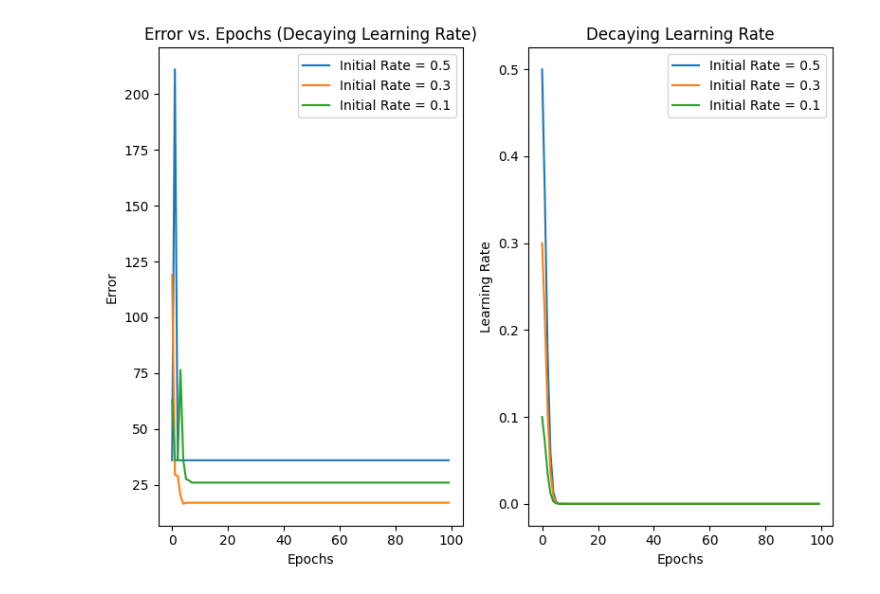
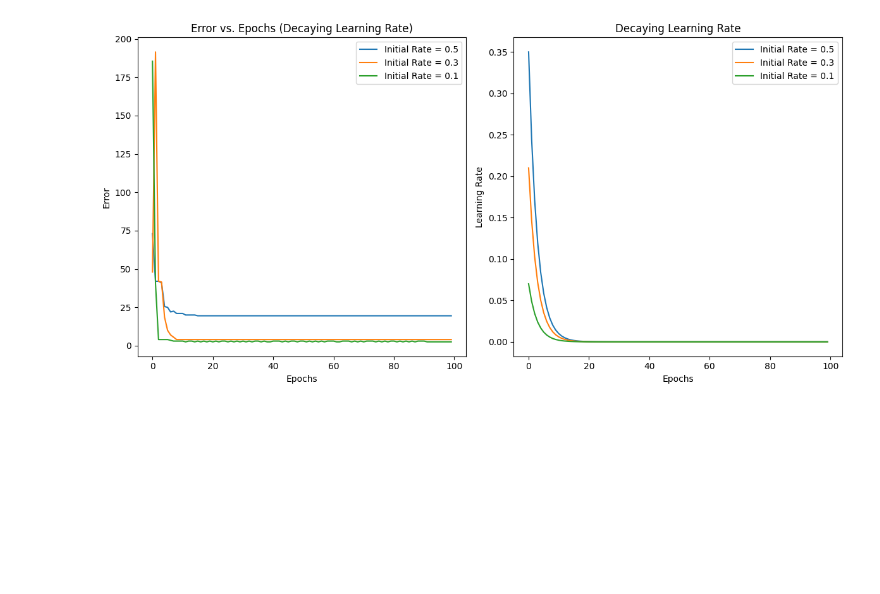
Before and after one commit to dunguyenforever/Perceptron-DeltaRule, a Jupyter notebook: MachineLearning_HW4.ipynb, the cells around one changed output. Saved outputs shown, nothing was run; the diff lists cells and outputs as text; code cells hidden in the pictures; blank space fills up the shorter version.

```diff
--- a/MachineLearning_HW4.ipynb
+++ b/MachineLearning_HW4.ipynb
@@ -64,7 +67,7 @@ class PerceptronDeltaRule:
             E = 0.5 * np.sum(error ** 2)  # Sum of Squared Error
             errors.append(E)
             self.weights += learning_rate * X_with_bias.T @ error
-            learning_rate *= (decay_factor ** epoch)
+            learning_rate *= decay_factor
             self.learning_rates_history.append(learning_rate)
 
         return errors
@@ -150,5 +153,5 @@ epochs_to_plot = [5, 10, 50, 100]
 perceptron = PerceptronDeltaRule(learning_rate=0.01)
 for epochs in epochs_to_plot:
     perceptron.train_batch(X, y, epochs=epochs)
-    perceptron.plot_decision_surface(X, y, title=f"Decision Surface for Learning Rate = 0.1 through ({epochs} Epochs)")
+    perceptron.plot_decision_surface(X, y, title=f"Decision Surface for Learning Rate = 0.01 through ({epochs} Epochs)")
 # %% [output]
@@ -234,34 +237,34 @@ model.plot_decision_surface(X, y, title="Decision Surface with Decaying Learning
 # %%
 # Test different initial learning rates with decay
 initial_lr = [0.5, 0.3, 0.1]
 decay_factor = 0.7
 
-plt.figure(figsize=(8, 6))
+plt.figure(figsize=(12, 6))
 plt.subplot(1, 2, 1)
 for initial_rate in initial_lr:
     perceptron = PerceptronDeltaRule(learning_rate=initial_rate)
     errors = perceptron.train_batch_with_decay(X, y, epochs=100, decay_factor=decay_factor)
     plt.plot(errors, label=f'Initial Rate = {initial_rate}')
 
 plt.xlabel("Epochs")
 plt.ylabel("Error")
 plt.title("Error vs. Epochs (Decaying Learning Rate)")
 plt.legend()
 
 plt.subplot(1, 2, 2)
 for initial_rate in initial_lr:
     perceptron = PerceptronDeltaRule(learning_rate=initial_rate)
     perceptron.train_batch_with_decay(X, y, epochs=100, decay_factor=decay_factor)
     plt.plot(perceptron.learning_rates_history, label=f'Initial Rate = {initial_rate}')
 
 plt.xlabel("Epochs")
 plt.ylabel("Learning Rate")
 plt.title("Decaying Learning Rate")
 plt.legend()
 plt.tight_layout()
 plt.show()
 # %% [output]
-[figure, old version]
+[figure, new version]
 # %%
 # Problem 2: b) Adaptive Learning Rates
 initial_rate = 0.5
```
Also changed, not shown: parts of 10 cells of this notebook, 1 other file.
